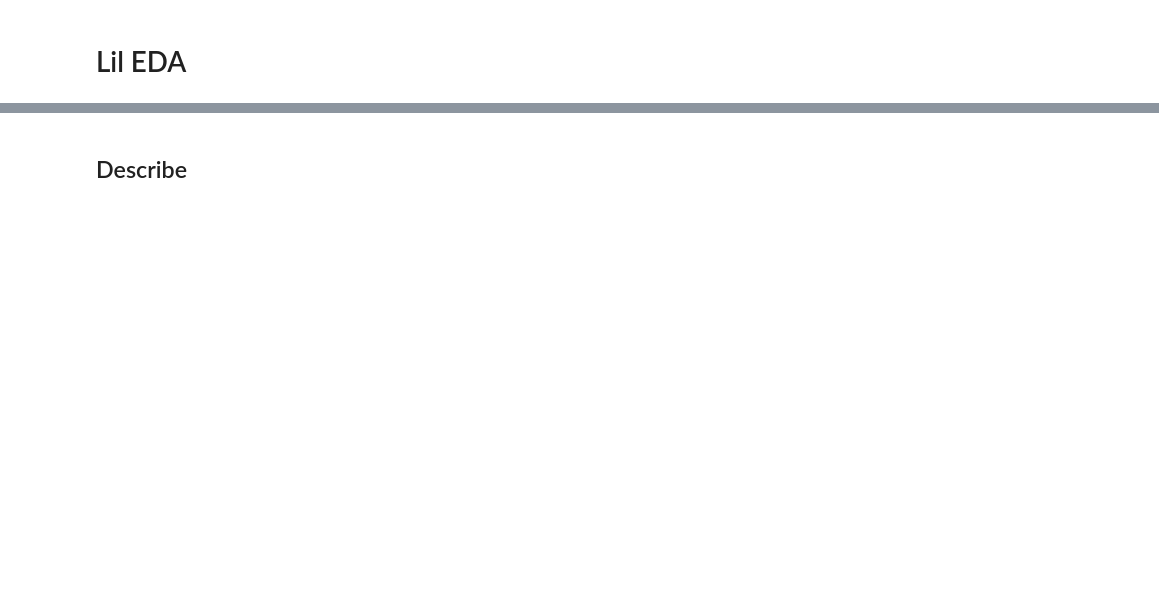
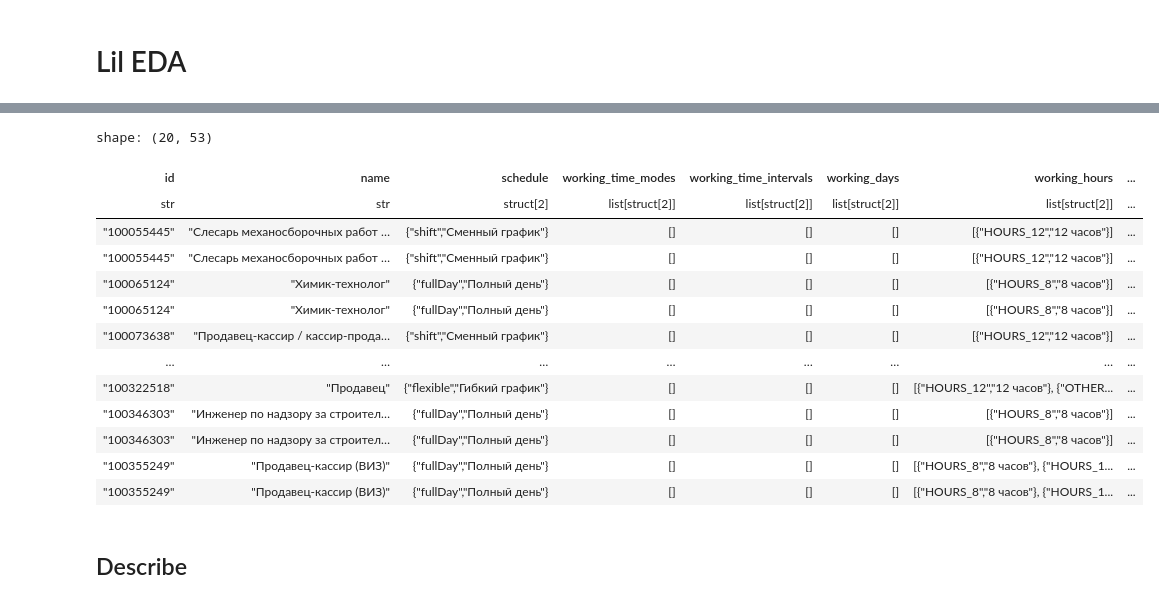
Before and after one commit to lusm554/skill-lens, a Jupyter notebook: airflow/check_silver_hh_loader.ipynb, the cells around one changed output, grey strips where cells are left out. Cells and saved outputs as stored; diff of their text form; code cells hidden in the pictures; blank space fills up the shorter version.

```diff
--- a/airflow/check_silver_hh_loader.ipynb
+++ b/airflow/check_silver_hh_loader.ipynb
@@ -164,3 +249,21 @@ shape: (1, 1)
+# %%
+dups = df_lazy.filter(pl.col("id").is_duplicated()).sort(by='id')
+dups.head(20).select("id", "name",
+# %% [output]
+shape: (20, 53)
+| id | name | schedule | working_time_modes | working_time_intervals | working_days | working_hours | ... |
+| str | str | struct[2] | list[struct[2]] | list[struct[2]] | list[struct[2]] | list[struct[2]] | ... |
+| "100055445" | "Слесарь механосборочных работ … | {"shift","Сменный график"} | [] | [] | [] | [{"HOURS_12","12 часов"}] | ... |
+| "100055445" | "Слесарь механосборочных работ … | {"shift","Сменный график"} | [] | [] | [] | [{"HOURS_12","12 часов"}] | ... |
+| "100065124" | "Химик-технолог" | {"fullDay","Полный день"} | [] | [] | [] | [{"HOURS_8","8 часов"}] | ... |
+| "100065124" | "Химик-технолог" | {"fullDay","Полный день"} | [] | [] | [] | [{"HOURS_8","8 часов"}] | ... |
+| "100073638" | "Продавец-кассир / кассир-прода… | {"shift","Сменный график"} | [] | [] | [] | [{"HOURS_12","12 часов"}] | ... |
+| … | … | … | … | … | … | … | ... |
+| "100322518" | "Продавец" | {"flexible","Гибкий график"} | [] | [] | [] | [{"HOURS_12","12 часов"}, {"OTHER... | ... |
+| "100346303" | "Инженер по надзору за строител… | {"fullDay","Полный день"} | [] | [] | [] | [{"HOURS_8","8 часов"}] | ... |
+| "100346303" | "Инженер по надзору за строител… | {"fullDay","Полный день"} | [] | [] | [] | [{"HOURS_8","8 часов"}] | ... |
+| "100355249" | "Продавец-кассир (ВИЗ)" | {"fullDay","Полный день"} | [] | [] | [] | [{"HOURS_8","8 часов"}, {"HOURS_1... | ... |
+| "100355249" | "Продавец-кассир (ВИЗ)" | {"fullDay","Полный день"} | [] | [] | [] | [{"HOURS_8","8 часов"}, {"HOURS_1... | ... |
 # %% [markdown]
 ## Describe
 # %%
```
Also changed, not shown: parts of 23 cells of this notebook.
